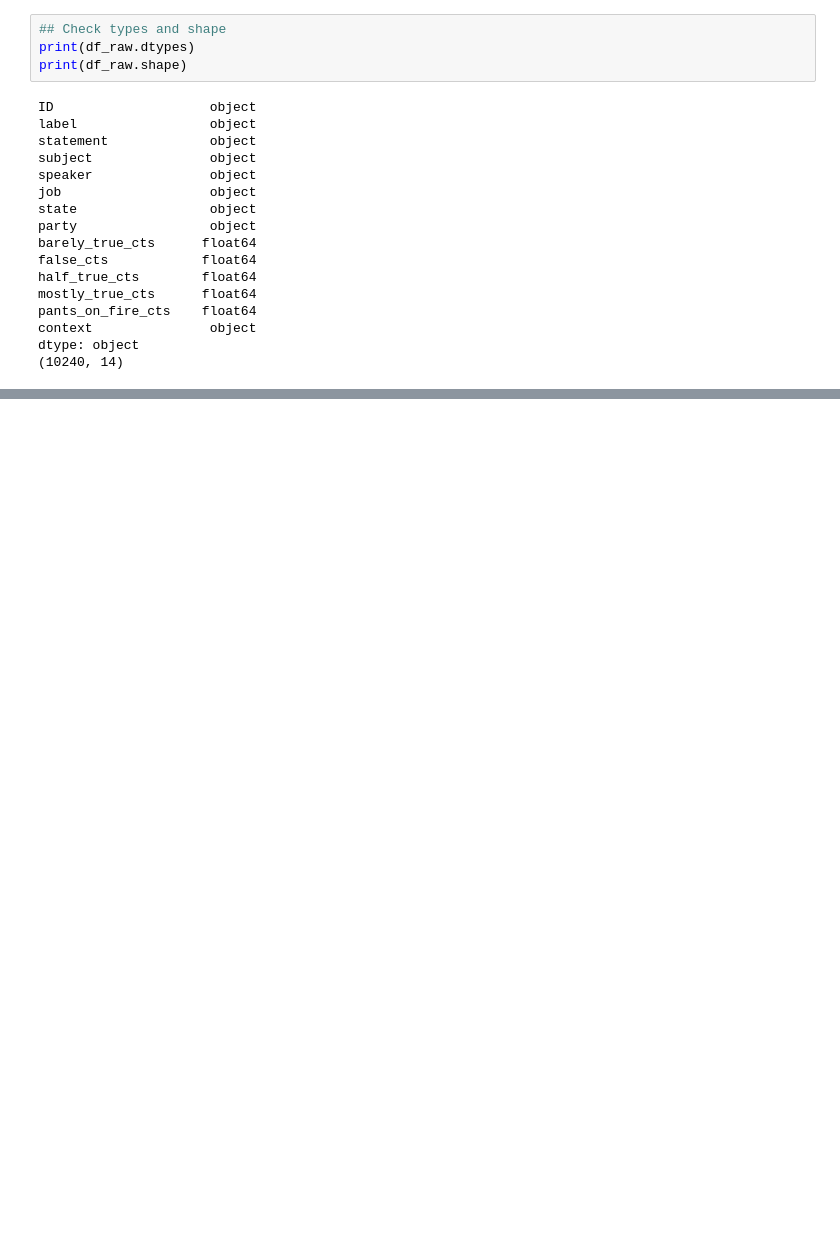
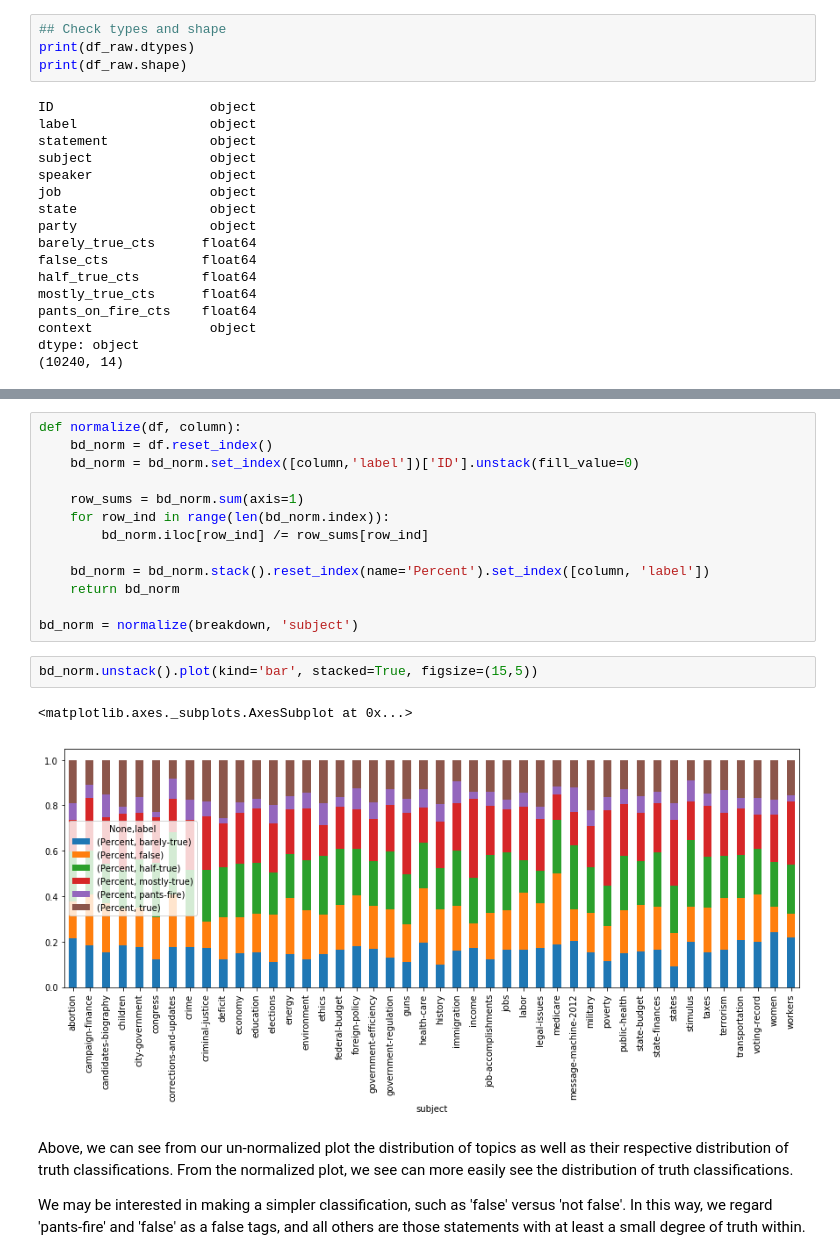
Before and after one commit to mikanikos/Features-of-Lies, a Jupyter notebook: Exploration.ipynb, the cells around one changed output, grey strips where cells are left out. Cells and saved outputs as stored; diff of their text form; blank space fills up the shorter version.

```diff
--- a/Exploration.ipynb
+++ b/Exploration.ipynb
@@ -154,0 +141,22 @@ percent_falses.head(20).plot(kind="bar")
+# %%
+def normalize(df, column):
+    bd_norm = df.reset_index()
+    bd_norm = bd_norm.set_index([column,'label'])['ID'].unstack(fill_value=0)
+
+    row_sums = bd_norm.sum(axis=1)
+    for row_ind in range(len(bd_norm.index)):
+        bd_norm.iloc[row_ind] /= row_sums[row_ind]
+
+    bd_norm = bd_norm.stack().reset_index(name='Percent').set_index([column, 'label'])
+    return bd_norm
+
+bd_norm = normalize(breakdown, 'subject')
+# %%
+bd_norm.unstack().plot(kind='bar', stacked=True, figsize=(15,5))
+# %% [output]
+<matplotlib.axes._subplots.AxesSubplot at 0x...>
+[figure, added]
+# %% [markdown]
+Above, we can see from our un-normalized plot the distribution of topics as well as their respective distribution of truth classifications. From the normalized plot, we see can more easily see the distribution of truth classifications.
+
+We may be interested in making a simpler classification, such as 'false' versus 'not false'. In this way, we regard 'pants-fire' and 'false' as a false tags, and all others are those statements with at least a small degree of truth within.
```
Also changed, not shown: parts of 39 cells of this notebook, 1 other file.
